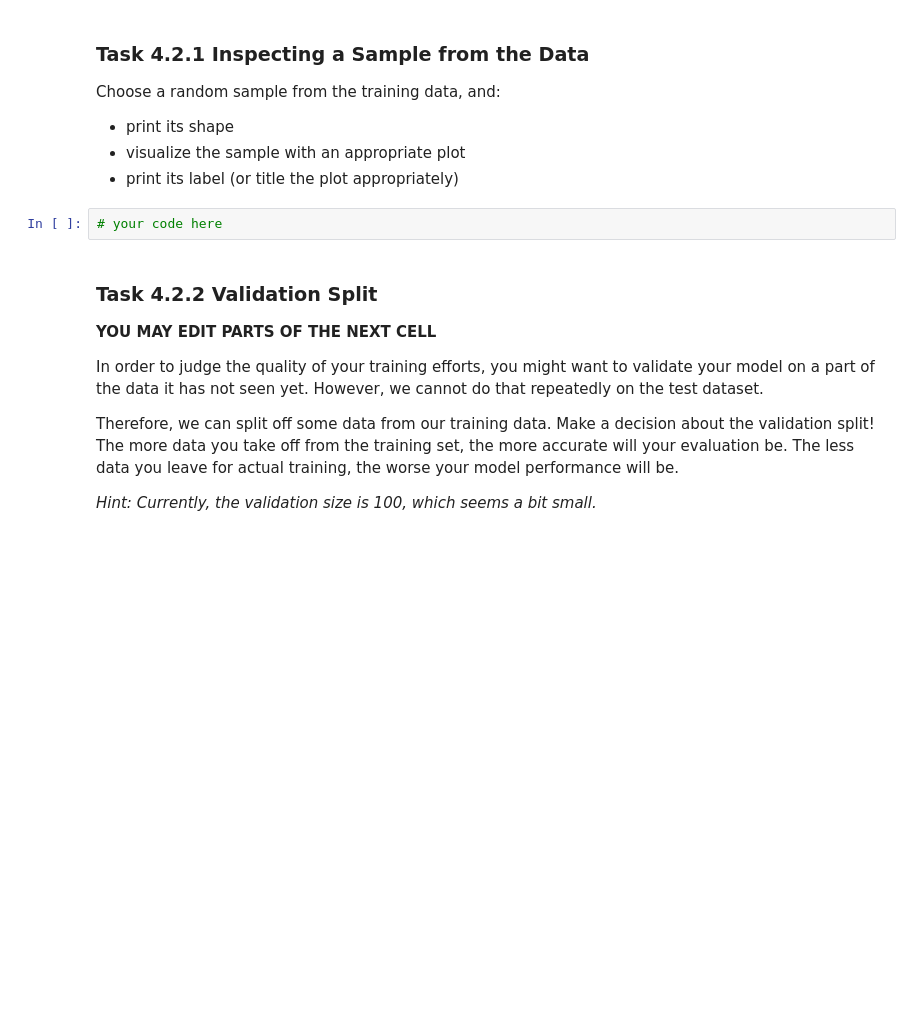
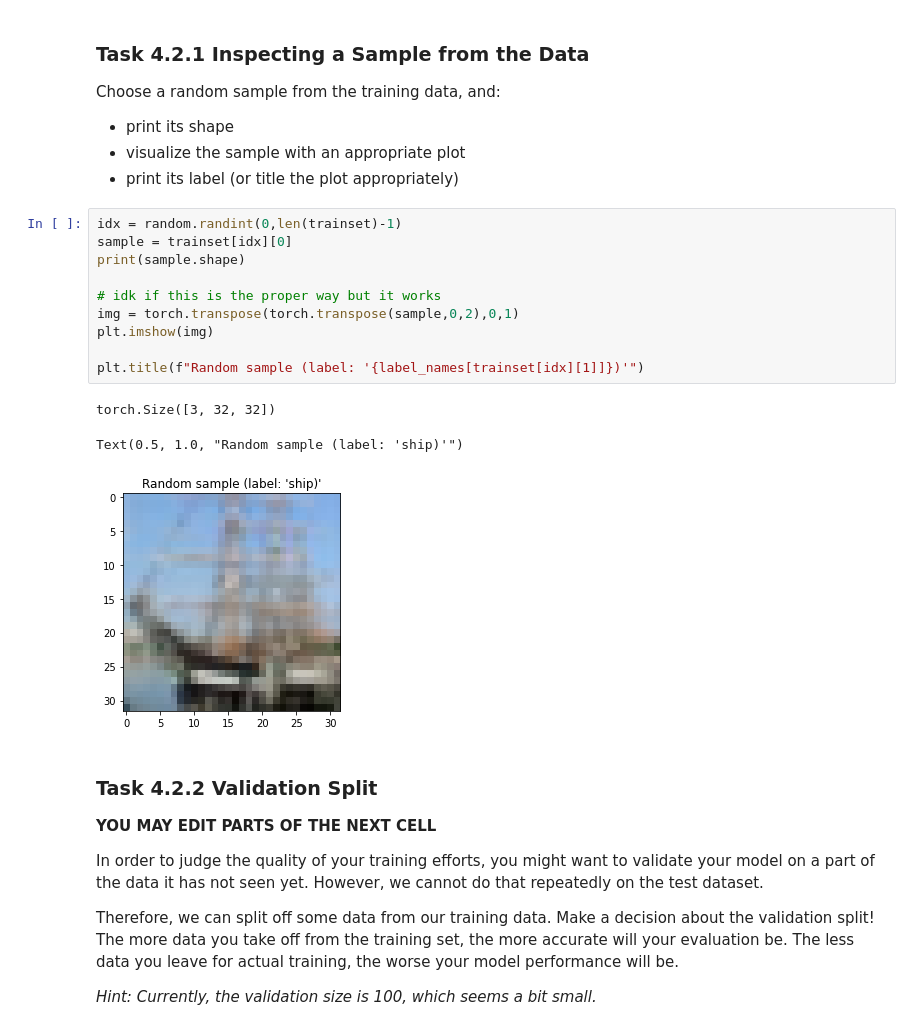
Before and after one commit to JakobSachs/DAIS2022, a Jupyter notebook: A04 - Deep Learning/CIFAR10REC.ipynb, the cells around one changed output. Saved outputs shown, nothing was run; the diff lists cells and outputs as text; blank space fills up the shorter version.

```diff
--- a/A04 - Deep Learning/CIFAR10REC.ipynb
+++ b/A04 - Deep Learning/CIFAR10REC.ipynb
@@ -42,7 +58,19 @@ Choose a random sample from the training data, and:
 - visualize the sample with an appropriate plot
 - print its label (or title the plot appropriately)
 # %%
-# your code here
+idx = random.randint(0,len(trainset)-1)
+sample = trainset[idx][0]
+print(sample.shape)
+
+# idk if this is the proper way but it works
+img = torch.transpose(torch.transpose(sample,0,2),0,1)
+plt.imshow(img)
+
+plt.title(f"Random sample (label: '{label_names[trainset[idx][1]]})'")
+# %% [output]
+torch.Size([3, 32, 32])
+Text(0.5, 1.0, "Random sample (label: 'ship)'")
+[figure, added]
 # %% [markdown]
 ### Task 4.2.2 Validation Split
 
```
Also changed, not shown: parts of 13 cells of this notebook.
